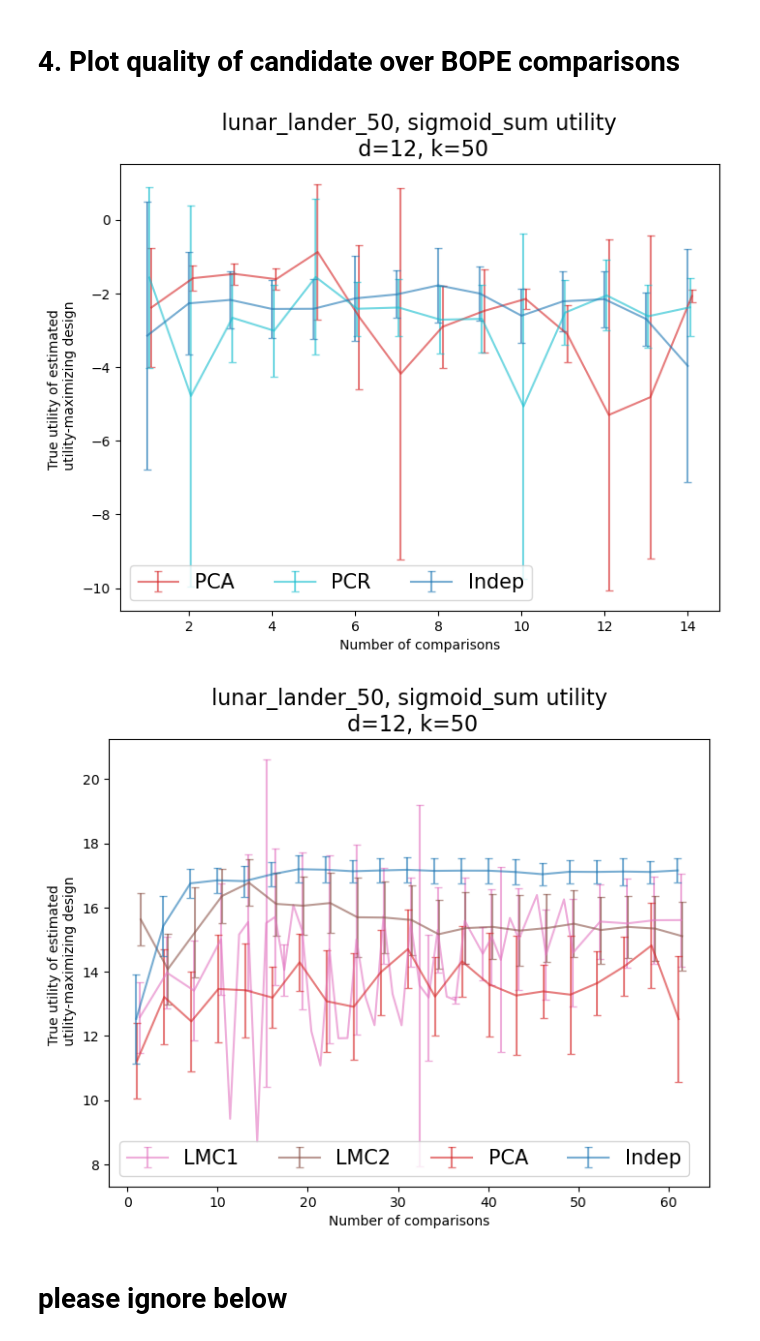
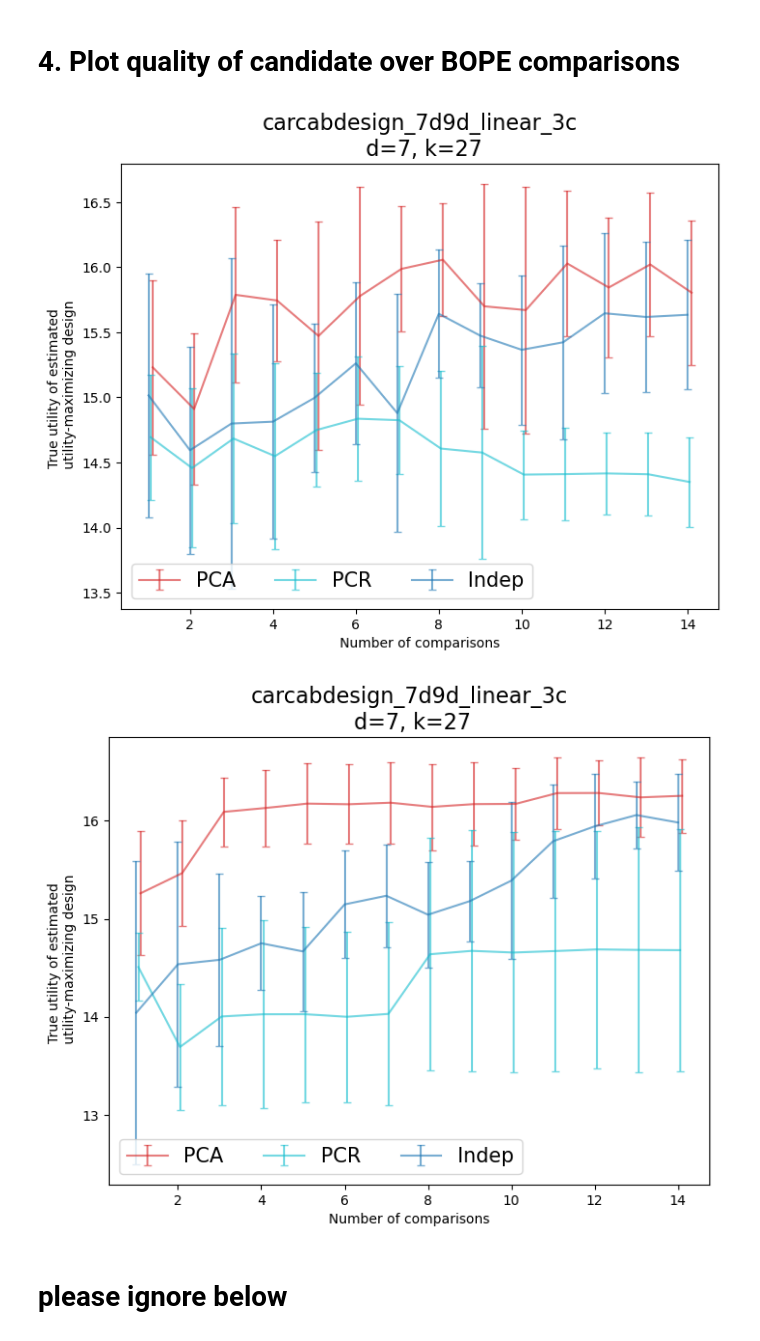
Before and after one commit to zyyjjj/low_rank_BOPE, a Jupyter notebook: notebooks/car_problems_new_code.ipynb, the cells around one changed output. Saved outputs shown, nothing was run; the diff lists cells and outputs as text; code cells hidden in the pictures.

Commit message:
update plotting NB after refactoring

```diff
--- a/notebooks/car_problems_new_code.ipynb
+++ b/notebooks/car_problems_new_code.ipynb
@@ -34,12 +34,12 @@ clean up the plotting code so that we just need to change the problem setup name
 Also, have the NB handle a list of problem names, because likely we will want to juxtapose a few problem plots together
 # %%
 
-problem_names = [
-    "vehiclesafety_5d3d_piecewiselinear_3c",
-    "carcabdesign_7d9d_piecewiselinear_3c",
-    "carcabdesign_7d9d_linear_3c",
-    "portfolio_w=uniform_util=mean_plus_sd_0.8"
-]
+problems = {
+    "vehiclesafety_5d3d_piecewiselinear_3c": (5,9),
+    "carcabdesign_7d9d_piecewiselinear_3c": (7, 27),
+    "carcabdesign_7d9d_linear_3c": (7, 27),
+    "portfolio_w=uniform_util=mean_plus_sd_0.8": (3, 30)
+}
 # %% [markdown]
 TODO:
 - should read the number of trials from the folder
@@ -47,11 +47,11 @@ TODO:
 # %%
 outputs = defaultdict(lambda: defaultdict(list))
 
-for problem in problem_names:
+for problem in problems:
 
     results_folder = f'/home/yz685/low_rank_BOPE/experiments/{problem}/'
 
-    for trial in range(1,6):
+    for trial in range(1,len(os.listdir(results_folder))//2+1):
 
         outputs[problem]['exp_candidate_results'].append(
             # torch.load(results_folder + f'final_candidate_results_trial{trial}.th')
@@ -146,7 +95,6 @@ n_check_post_mean = BASE_CONFIG["n_check_post_mean"]
 input_dim = 5
 outcome_dim = 9
 
-# problem = 20 # TODO: change
 problem = "portfolio_w=uniform_util=mean_plus_sd_0.8"
 
 exp_candidate_results = [res for i in range(NUM_TRIALS) for res in outputs[problem]["exp_candidate_results"][i]]
@@ -220,13 +168,11 @@ for name, group in exp_df.groupby(["method", "strategy"]):
 # )
 
 axs.set_title(
-    f"{problem}\n d={input_dim}, k={outcome_dim}", fontsize=16
+    f"{problem}\n d={problems[problem][0]}, k={problems[problem][1]}", fontsize=16
 )
 axs.set_xticks([])
 
 axs.legend(bbox_to_anchor=(-0.2, -0.2), loc="lower left", ncol=5, fontsize=12)
 axs.set_ylabel("Utility of final candidate")
-
-# plt.savefig(f'BOPE_real_EUBO_randomf.pdf', bbox_inches = "tight")
 # %% [output]
 Text(0, 0.5, 'Utility of final candidate')
@@ -234,7 +180,7 @@ Text(0, 0.5, 'Utility of final candidate')
 # %% [markdown]
 # 4. Plot quality of candidate over BOPE comparisons
 # %%
-def plot_candidate_over_comps(problem_names, pe_strategy, methods = ["st", "pca", "random_linear_proj", "random_subset", "mtgp"]):
+def plot_candidate_over_comps(problem, pe_strategy, methods = ["st", "pca", "random_linear_proj", "random_subset", "mtgp"]):
 
     f, axs = plt.subplots(1, 1, figsize=(8, 6))
 
@@ -242,10 +188,8 @@ def plot_candidate_over_comps(problem_names, pe_strategy, methods = ["st", "pca"
 
     every_n_comps = BASE_CONFIG["every_n_comps"]
     n_check_post_mean = BASE_CONFIG["n_check_post_mean"]
-    problem_name = 'lunar_lander_50'
-    util_func_name = 'sigmoid_sum'
-    input_dim = 12
-    outcome_dim = 50
+
+    input_dim, outcome_dim = problems[problem]
 
     within_session_results = [res for i in range(NUM_TRIALS) for res in outputs[problem]["within_session_results"][i]]
 
@@ -286,21 +230,21 @@ def plot_candidate_over_comps(problem_names, pe_strategy, methods = ["st", "pca"
 
                 axs.set_xlabel("Number of comparisons")
                 axs.set_title(
-                    f"{problem_name}, {util_func_name} utility\n d={input_dim}, k={outcome_dim}", fontsize=16
+                    f"{problem}\n d={input_dim}, k={outcome_dim}", fontsize=16
                 )
 
     axs.set_ylabel("True utility of estimated \n utility-maximizing design")
     axs.legend(loc="lower left", ncol=5, fontsize=15)
 # %%
-plot_candidate_over_comps(problem_names, 'Random-f', methods = ["st", "pca", "pcr"])
+plot_candidate_over_comps("carcabdesign_7d9d_linear_3c", 'Random-f', methods = ["st", "pca", "pcr"])
 # plt.savefig(f'BOPE_real_cand_progression.pdf', bbox_inches = "tight")
 # %% [output]
-[figure, old version]
+[figure, new version]
 # %%
-plot_candidate_over_comps(problem_names, "$EUBO-\zeta$", methods = ["st", "pca", "lmc1", "lmc2"])
+plot_candidate_over_comps("carcabdesign_7d9d_linear_3c", "$EUBO-\zeta$", methods = ["st", "pca", "pcr"])
 # plt.savefig(f'BOPE_real_cand_progression_EUBO.pdf', bbox_inches = "tight")
 # %% [output]
-[figure, old version]
+[figure, new version]
 # %% [markdown]
 # please ignore below
 # %% [markdown]
```
Also changed, not shown: parts of 4 cells of this notebook.
